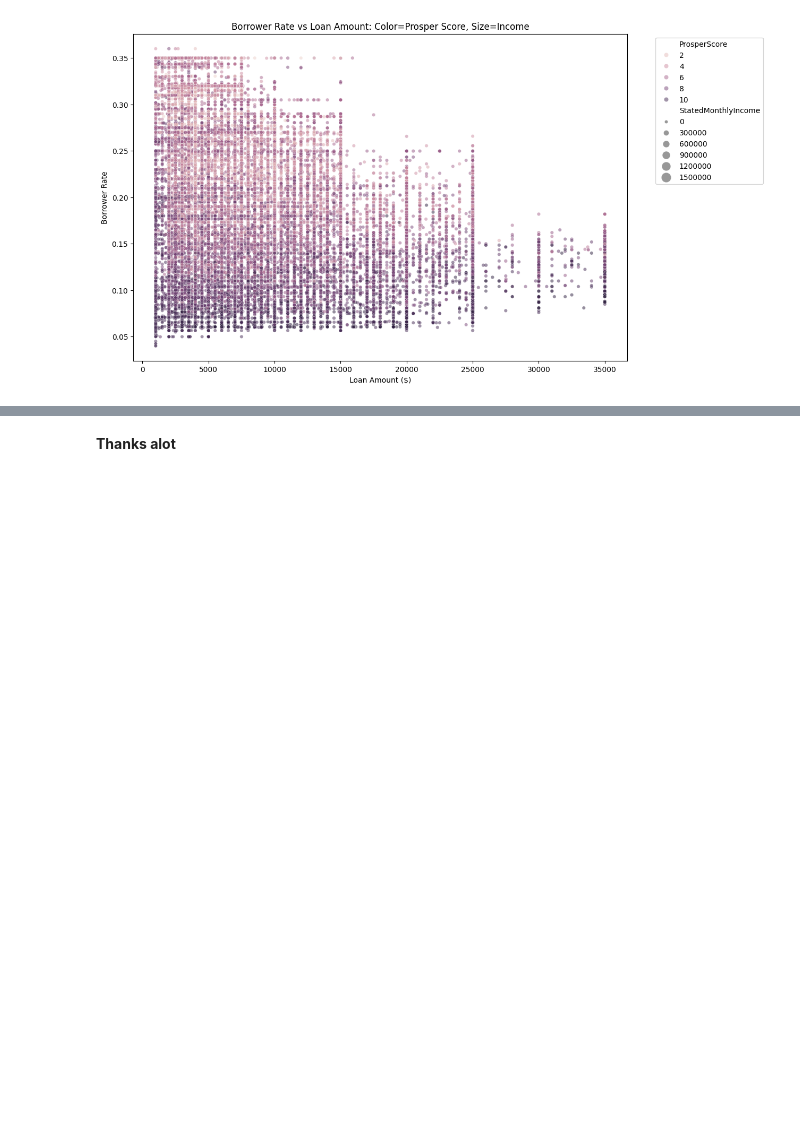
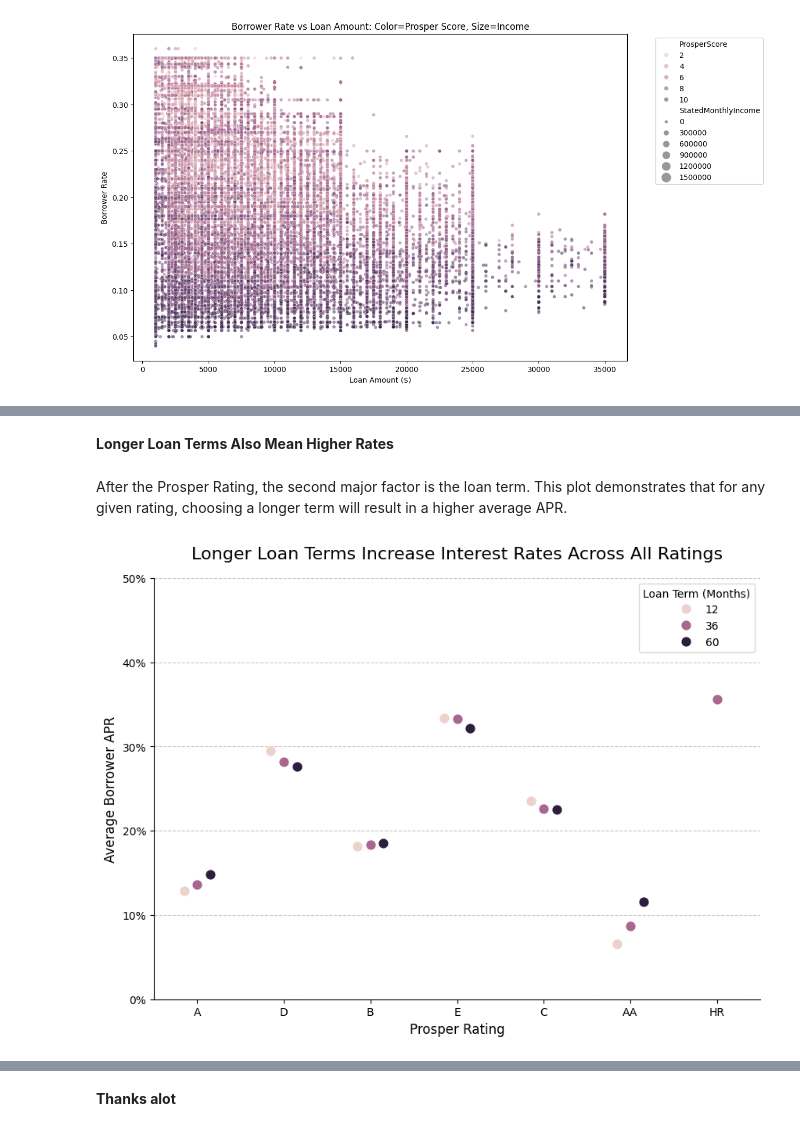
Before and after one commit to kidais-lab/Mad-Libs-Generator, a Jupyter notebook: Project3_Data_Visualization.ipynb, the cells around one changed output, grey strips where cells are left out. Saved outputs shown, nothing was run; the diff lists cells and outputs as text; code cells hidden in the pictures; blank space fills up the shorter version.

```diff
--- a/Project3_Data_Visualization.ipynb
+++ b/Project3_Data_Visualization.ipynb
@@ -196,0 +283,19 @@ The Explanatory of the above data visualization and the answers to the project q
+# %% [markdown]
+ **Longer Loan Terms Also Mean Higher Rates**
+# %% [markdown]
+After the Prosper Rating, the second major factor is the loan term. This plot demonstrates that for any given rating, choosing a longer term will result in a higher average APR.
+# %%
+# Polished Visualization:
+plt.figure(figsize=[10, 7])
+sns.pointplot(data=df_clean, x='ProsperRating (Alpha)', y='BorrowerAPR', hue='Term',
+dodge=0.3, linestyles="")
+plt.title('Longer Loan Terms Increase Interest Rates Across All Ratings', fontsize=16, y=1.03)
+plt.xlabel('Prosper Rating', fontsize=12)
+plt.ylabel('Average Borrower APR', fontsize=12)
+plt.yticks([0, 0.1, 0.2, 0.3, 0.4, 0.5], ['0%', '10%', '20%', '30%', '40%', '50%'])
+plt.grid(axis='y', linestyle='--', alpha=0.7)
+plt.legend(title='Loan Term (Months)')
+sns.despine()
+plt.show()
+# %% [output]
+[figure, added]
```
Also changed, not shown: parts of 35 cells of this notebook.
